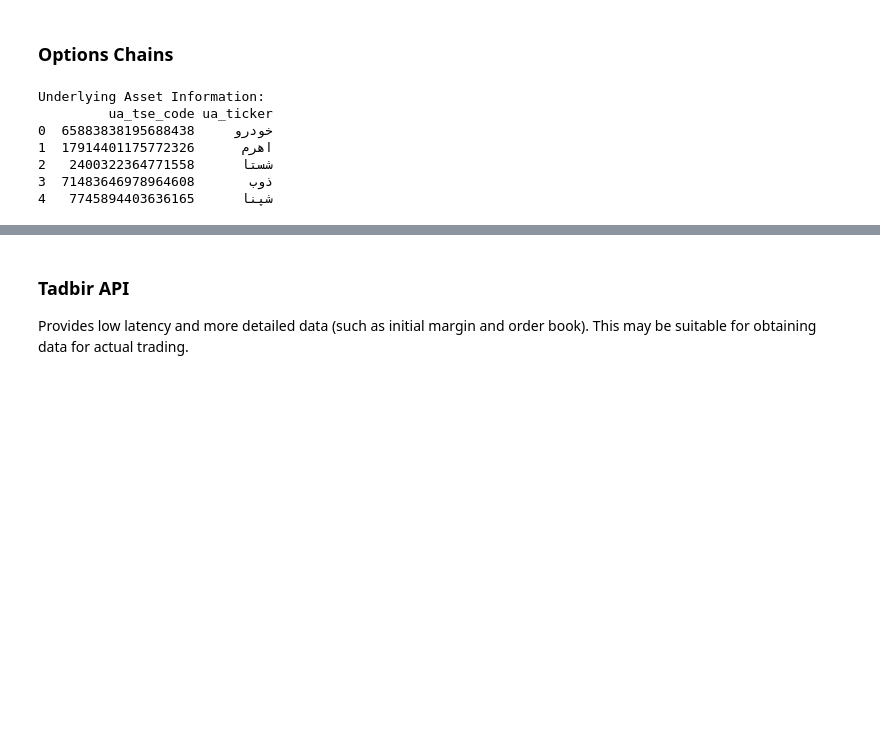
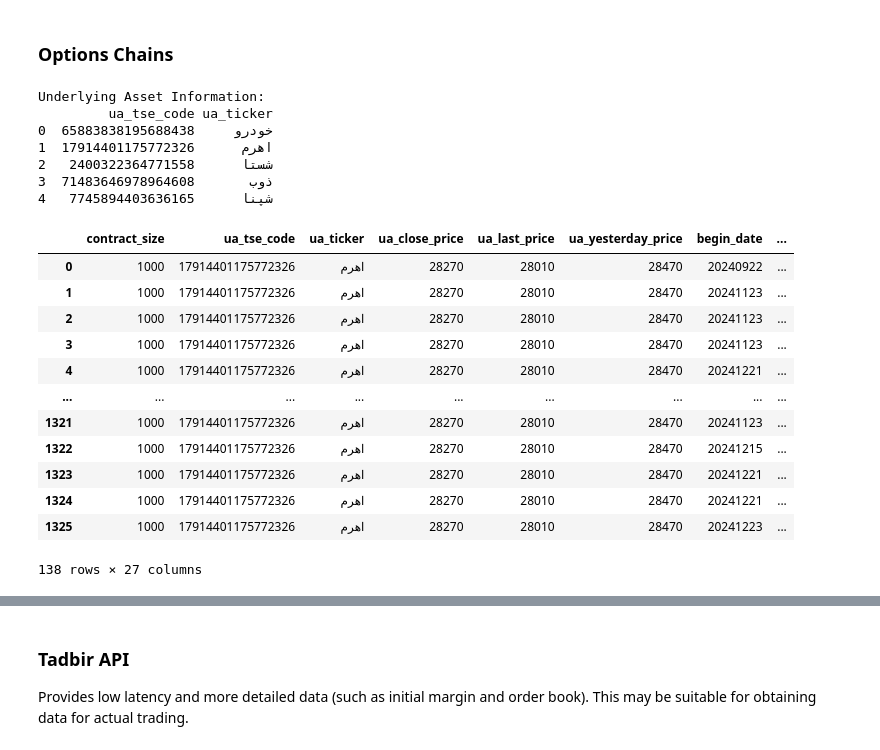
Before and after one commit to masoudghah/TSELiveOptionData, a Jupyter notebook: README.ipynb, the cells around one changed output, grey strips where cells are left out. Saved outputs shown, nothing was run; the diff lists cells and outputs as text; code cells hidden in the pictures; blank space fills up the shorter version.

```diff
--- a/README.ipynb
+++ b/README.ipynb
@@ -89,29 +89,44 @@ total_trade_value: 511 B Toman
 # %%
 from tseopt.use_case.options_chains import Chains
 
 chains = Chains(entire_option_market_data)
 
 # Display underlying asset information to help select ua_tse_codes
 print("Underlying Asset Information:")
 print(chains.underlying_asset_info.head(5))
 
 ua_tse_code = "17914401175772326" # اهرم
 
 # Option types can be "call", "put", or "both"
-strike_price_chain = chains.make_strike_price_chains(ua_tse_code=ua_tse_code, option_type="both")
-date_chain = chains.make_date_chains(ua_tse_code=ua_tse_code, option_type="call")
+options = chains.options(ua_tse_code=ua_tse_code, option_type="both")
+date_chain = chains.make_date_chains(ua_tse_code=ua_tse_code, option_type="both")
+strike_price_chain = chains.make_strike_price_chains(ua_tse_code=ua_tse_code, option_type="call")
+display(options)
 
 # strike_price_chain and date_chain are generators.
 # If you're not familiar with generators (and if you're wondering what the heck they are!),
 # uncomment the lines below to convert them to lists
 
 # strike_price_chain = list(strike_price_chain)
 # date_chain = list(date_chain)
 # %% [output]
 Underlying Asset Information:
          ua_tse_code ua_ticker
 0  65883838195688438     خودرو
 1  17914401175772326      اهرم
 2   2400322364771558      شستا
 3  71483646978964608       ذوب
 4   7745894403636165      شپنا
+|  | contract_size | ua_tse_code | ua_ticker | ua_close_price | ua_last_price | ua_yesterday_price | begin_date | ... |
+| 0 | 1000 | 17914401175772326 | اهرم | 28270 | 28010 | 28470 | 20240922 | ... |
+| 1 | 1000 | 17914401175772326 | اهرم | 28270 | 28010 | 28470 | 20241123 | ... |
+| 2 | 1000 | 17914401175772326 | اهرم | 28270 | 28010 | 28470 | 20241123 | ... |
+| 3 | 1000 | 17914401175772326 | اهرم | 28270 | 28010 | 28470 | 20241123 | ... |
+| 4 | 1000 | 17914401175772326 | اهرم | 28270 | 28010 | 28470 | 20241221 | ... |
+| ... | ... | ... | ... | ... | ... | ... | ... | ... |
+| 1321 | 1000 | 17914401175772326 | اهرم | 28270 | 28010 | 28470 | 20241123 | ... |
+| 1322 | 1000 | 17914401175772326 | اهرم | 28270 | 28010 | 28470 | 20241215 | ... |
+| 1323 | 1000 | 17914401175772326 | اهرم | 28270 | 28010 | 28470 | 20241221 | ... |
+| 1324 | 1000 | 17914401175772326 | اهرم | 28270 | 28010 | 28470 | 20241221 | ... |
+| 1325 | 1000 | 17914401175772326 | اهرم | 28270 | 28010 | 28470 | 20241223 | ... |
+138 rows × 27 columns
```
Also changed, not shown: parts of 4 cells of this notebook, 1 other file.
